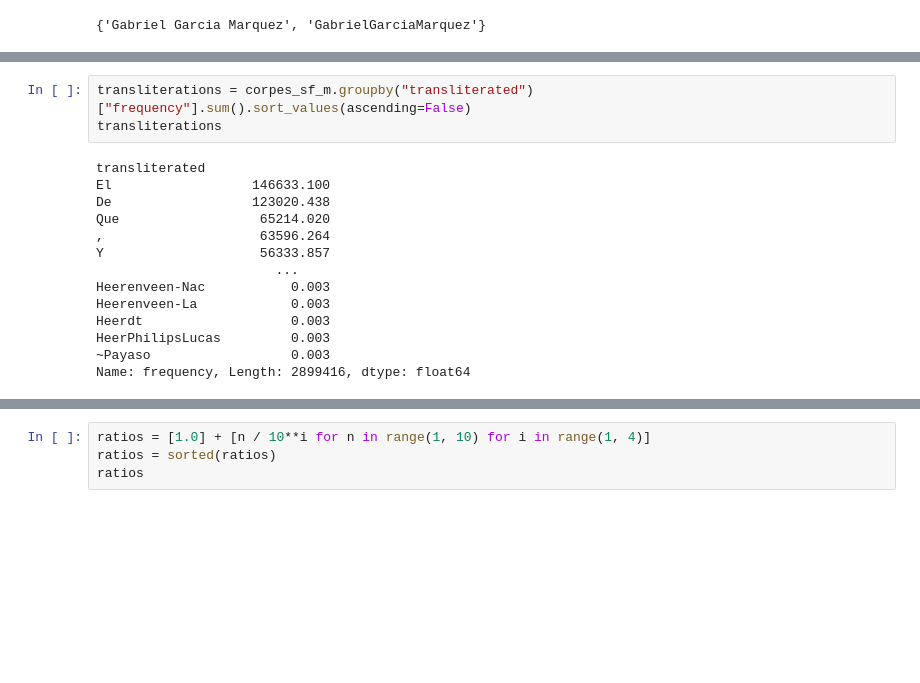
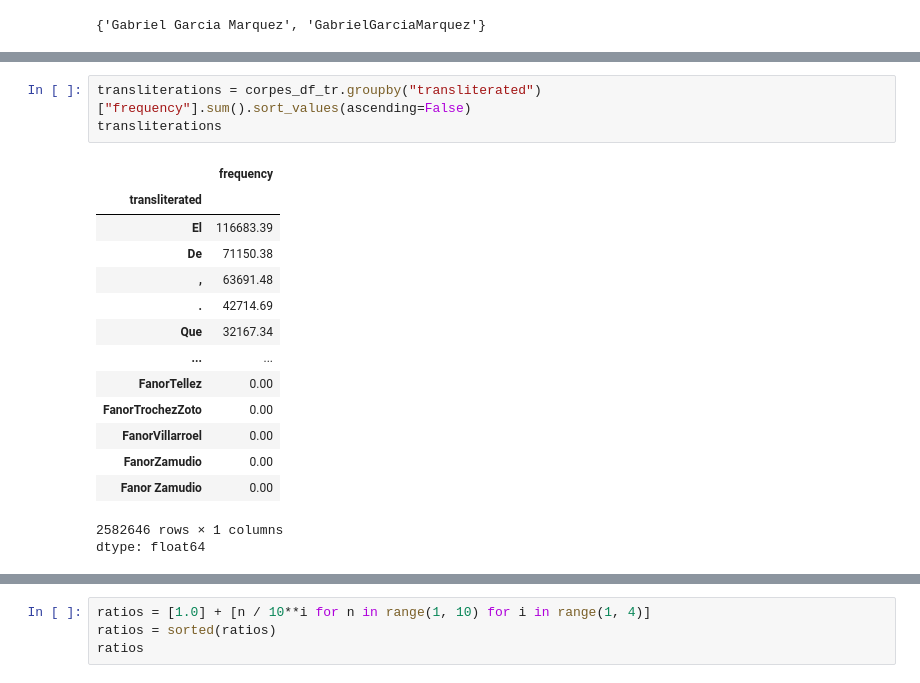
Before and after one commit to dafmontenegro/semanticdictgen-wpa2-es, a Jupyter notebook: semanticdictgen-wpa2-es.ipynb, the cells around one changed output, grey strips where cells are left out. Saved outputs shown, nothing was run; the diff lists cells and outputs as text; blank space fills up the shorter version.

```diff
--- a/semanticdictgen-wpa2-es.ipynb
+++ b/semanticdictgen-wpa2-es.ipynb
@@ -62,20 +105,22 @@ corpes_sf_m
 # %%
-transliterations = corpes_sf_m.groupby("transliterated")["frequency"].sum().sort_values(ascending=False)
+transliterations = corpes_df_tr.groupby("transliterated")["frequency"].sum().sort_values(ascending=False)
 transliterations
 # %% [output]
+|  | frequency |
+| transliterated |  |
+| El | 116683.39 |
+| De | 71150.38 |
+| , | 63691.48 |
+| . | 42714.69 |
+| Que | 32167.34 |
+| ... | ... |
+| FanorTellez | 0.00 |
+| FanorTrochezZoto | 0.00 |
+| FanorVillarroel | 0.00 |
+| FanorZamudio | 0.00 |
+| Fanor Zamudio | 0.00 |
-transliterated
-El                  146633.100
-De                  123020.438
-Que                  65214.020
-,                    63596.264
-Y                    56333.857
-                       ...
-Heerenveen-Nac           0.003
-Heerenveen-La            0.003
-Heerdt                   0.003
-HeerPhilipsLucas         0.003
-~Payaso                  0.003
-Name: frequency, Length: 2899416, dtype: float64
+2582646 rows × 1 columns
+dtype: float64
 # %%
 transliteration_length = pandas.Series(transliterations.index.str.len())
 mean_length = transliteration_length.mean()
```
Also changed, not shown: parts of 17 cells of this notebook, 2 other files.
